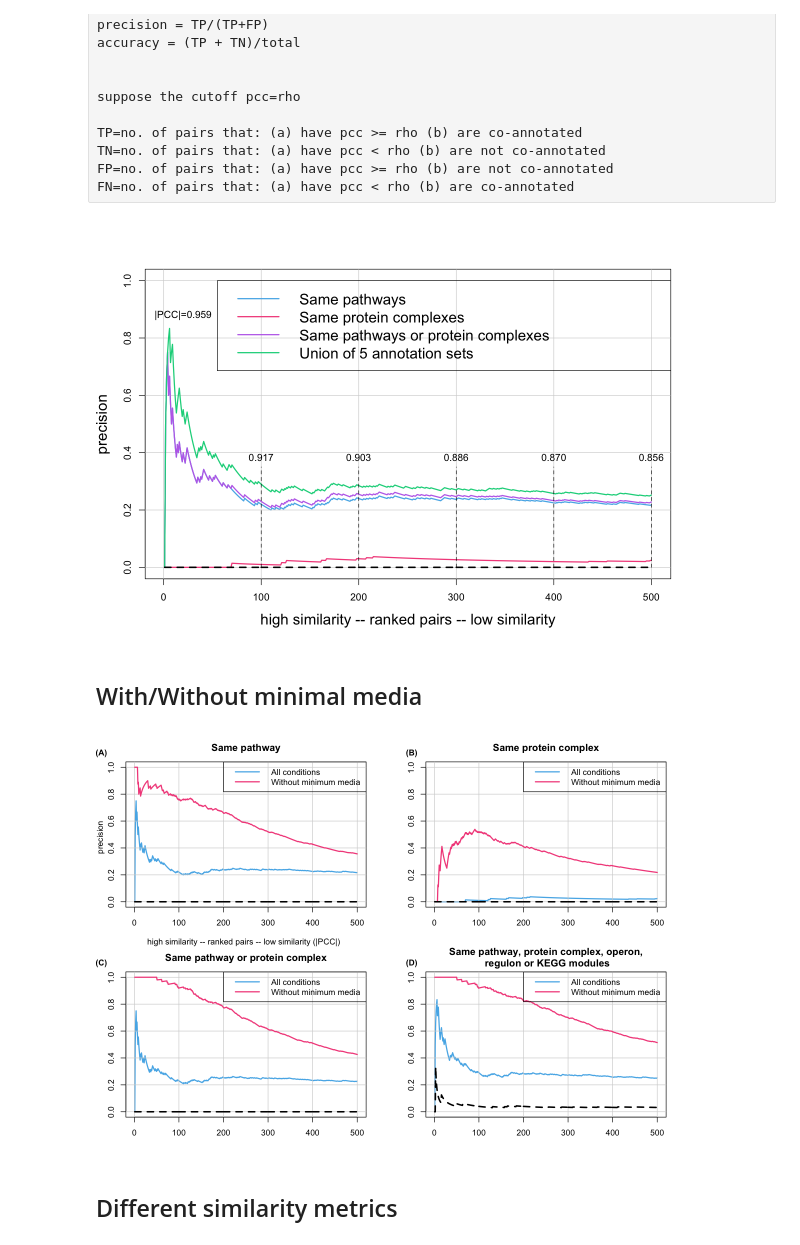
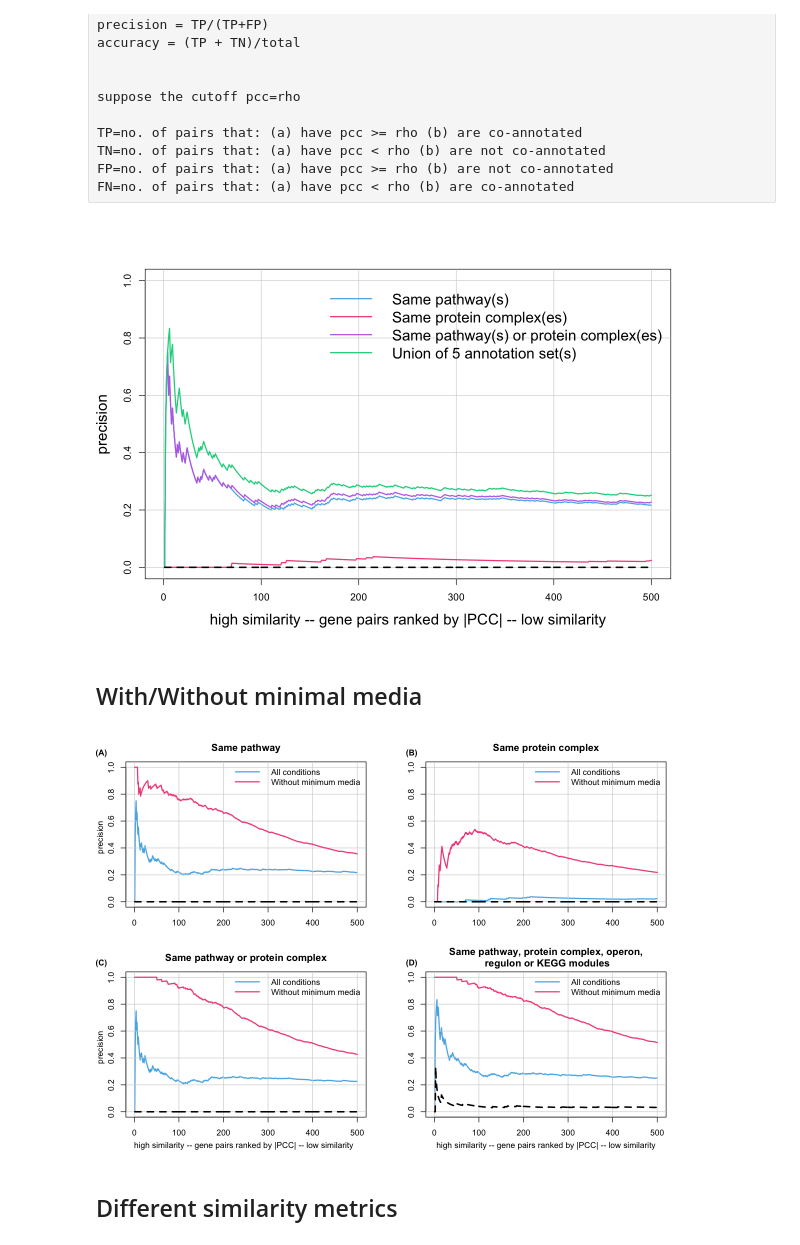
Before and after one commit to peterwu19881230/Systematic-analyses-ecoli-phenotypes, a Jupyter notebook: Nichols_data_mining_code/figs.ipynb, the cells around one changed output. Drawn from its saved outputs; the diff is of its cells as text; code cells hidden in the pictures.

```diff
--- a/Nichols_data_mining_code/figs.ipynb
+++ b/Nichols_data_mining_code/figs.ipynb
@@ -427,7 +525,7 @@ samples=1:500
 cols=c("#56B4E9","#F3518A","#BE70EA","#09D38A")
 metric="precision"
 random_metric=paste0("random_",metric)
-x_lab="high similarity -- ranked pairs -- low similarity"
+x_lab="high similarity -- gene pairs ranked by |PCC| -- low similarity"
 y=metric
 ylim=c(0,1)
 xlim=c(1,max(samples))
@@ -446,47 +544,47 @@ for(i in seq(annot_list)){
     }
 
 
 }
 
-legend(55, 1, legend=names(annot_list),
-       col=cols, lty=1,lwd = lwd, cex=1.5)
+legend(150, 1, legend=names(annot_list),
+       col=cols, lty=1,lwd = lwd, cex=1.5, box.lty=0) #box.lty=0 removes the legend border
 
 #add the negative control
 lines(samples,annot_list[[1]][[random_metric]][samples],col='black',lty = 'dashed',lwd=2.5)
 
 #add the annotations Dr. Siegele wants
 
 ##|PCC| for the 1st pair and 100, 200, 300... :
 ##(1-sort(strain1strain2_allAnnotations_allDistances$pcc))[c(1,100,200,300,400,500)] %>% round(3)
 ##0.959 0.917 0.903 0.886 0.870 0.856
 
 
-text(x=20,y=0.85,labels="|PCC|=0.959",pos=3)
-text(x=100,y=0.35,labels="0.917",pos=3)
-text(x=200,y=0.35,labels="0.903",pos=3)
-text(x=300,y=0.35,labels="0.886",pos=3)
-text(x=400,y=0.35,labels="0.870",pos=3)
-text(x=500,y=0.35,labels="0.856",pos=3)
+#text(x=20,y=0.85,labels="|PCC|=0.959",pos=3)
+#text(x=100,y=0.35,labels="0.917",pos=3)
+#text(x=200,y=0.35,labels="0.903",pos=3)
+#text(x=300,y=0.35,labels="0.886",pos=3)
+#text(x=400,y=0.35,labels="0.870",pos=3)
+#text(x=500,y=0.35,labels="0.856",pos=3)
 
-segments(100,0,100,0.35,lty=2)
-segments(200,0,200,0.35,lty=2)
-segments(300,0,300,0.35,lty=2)
-segments(400,0,400,0.35,lty=2)
-segments(500,0,500,0.35,lty=2)
+#segments(100,0,100,0.35,lty=2)
+#segments(200,0,200,0.35,lty=2)
+#segments(300,0,300,0.35,lty=2)
+#segments(400,0,400,0.35,lty=2)
+#segments(500,0,500,0.35,lty=2)
 
 
 #I have intuition that this graph should use "or" instead of "and".
 #Reasoning (junior high school math): using "and" will always drive down the precison, while if "or" is used:
 ##1. if annotations are good, precision goes up
 ##2. if annotations are bad, precision doesn't improve
 
 
 #f=recordPlot()
 #pdf(file = "fig3.pdf",width = 10,height = 7)
 #replayPlot(f)
 #dev.off()
 # %% [output]
-[figure, old version]
+[figure, new version]
 # %% [markdown]
 ## With/Without minimal media
 # %%
@@ -626,7 +724,9 @@ graph_corr_annot(metric,similarity,samples,subset,cols,ylim,xlim,lwd,annot_list,
 
 ## add x and y-axis (https://stackoverflow.com/questions/11198767/how-to-annotate-across-or-between-plots-in-multi-plot-panels-in-r)
 text(grconvertX(.087, "ndc", "user"), grconvertY(.75, "ndc", "user"), "precision", srt=90, xpd=NA)
-text(grconvertX(.3, "ndc", "user"), grconvertY(.5, "ndc", "user"), "high similarity -- ranked pairs -- low similarity (|PCC|)", xpd=NA)
+text(grconvertX(.087, "ndc", "user"), grconvertY(.25, "ndc", "user"), "precision", srt=90, xpd=NA)
+text(grconvertX(0.3, "ndc", "user"), grconvertY(0.015, "ndc", "user"), "high similarity -- gene pairs ranked by |PCC| -- low similarity", xpd=NA)
+text(grconvertX(0.75, "ndc", "user"), grconvertY(0.015, "ndc", "user"), "high similarity -- gene pairs ranked by |PCC| -- low similarity", xpd=NA)
 
 # add (A), (B), (C), (D)
 text(grconvertX(.088, "ndc", "user"), grconvertY(0.95, "ndc", "user"), "(A)", xpd=NA,font=2)
@@ -642,7 +742,7 @@ text(grconvertX(.55, "ndc", "user"), grconvertY(0.45, "ndc", "user"), "(D)", xpd
 #replayPlot(f)
 #dev.off()
 # %% [output]
-[figure, old version]
+[figure, new version]
 # %% [markdown]
 ## Different similarity metrics
 # %%
```
Also changed, not shown: parts of 14 cells of this notebook, 27 other files.
